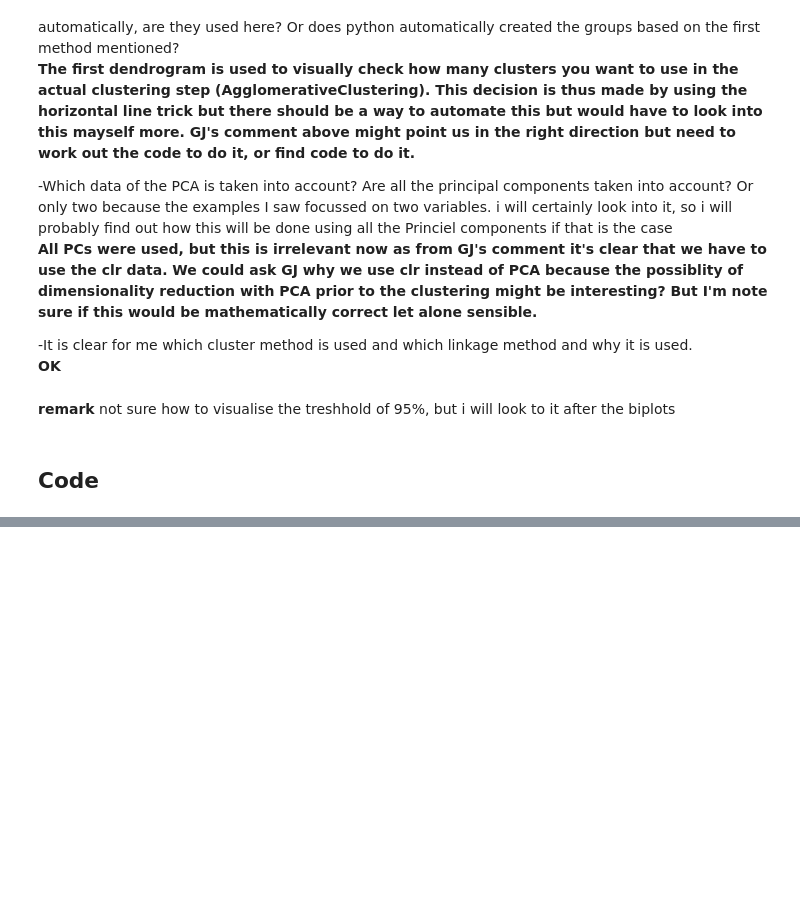
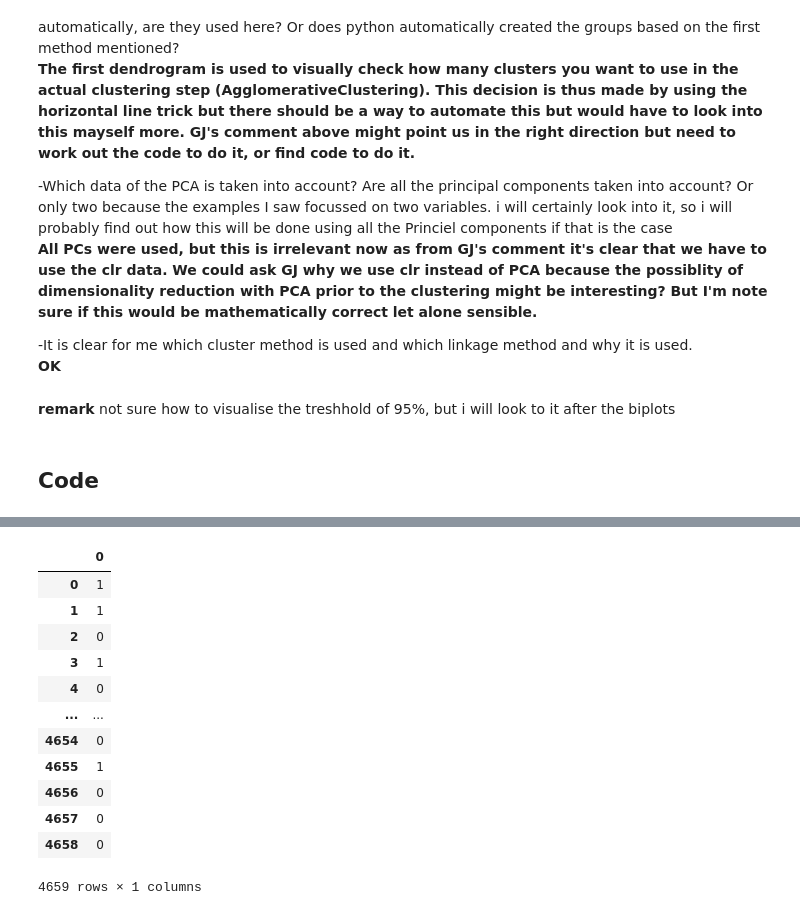
Before and after one commit to Complexio/Vistelius_1995_OCR, a Jupyter notebook: _ANALYSIS/3_Cluster_analysis.ipynb, the cells around one changed output, grey strips where cells are left out. Cells and saved outputs as stored; diff of their text form; code cells hidden in the pictures; blank space fills up the shorter version.

```diff
--- a/_ANALYSIS/3_Cluster_analysis.ipynb
+++ b/_ANALYSIS/3_Cluster_analysis.ipynb
@@ -128,0 +143,18 @@ plt.show();
+# %%
+grouping = pd.DataFrame(data=cluster.fit_predict(X))
+# %%
+grouping
+# %% [output]
+|  | 0 |
+| 0 | 1 |
+| 1 | 1 |
+| 2 | 0 |
+| 3 | 1 |
+| 4 | 0 |
+| ... | ... |
+| 4654 | 0 |
+| 4655 | 1 |
+| 4656 | 0 |
+| 4657 | 0 |
+| 4658 | 0 |
+4659 rows × 1 columns
```
Also changed, not shown: parts of 12 cells of this notebook, 27 other files.
